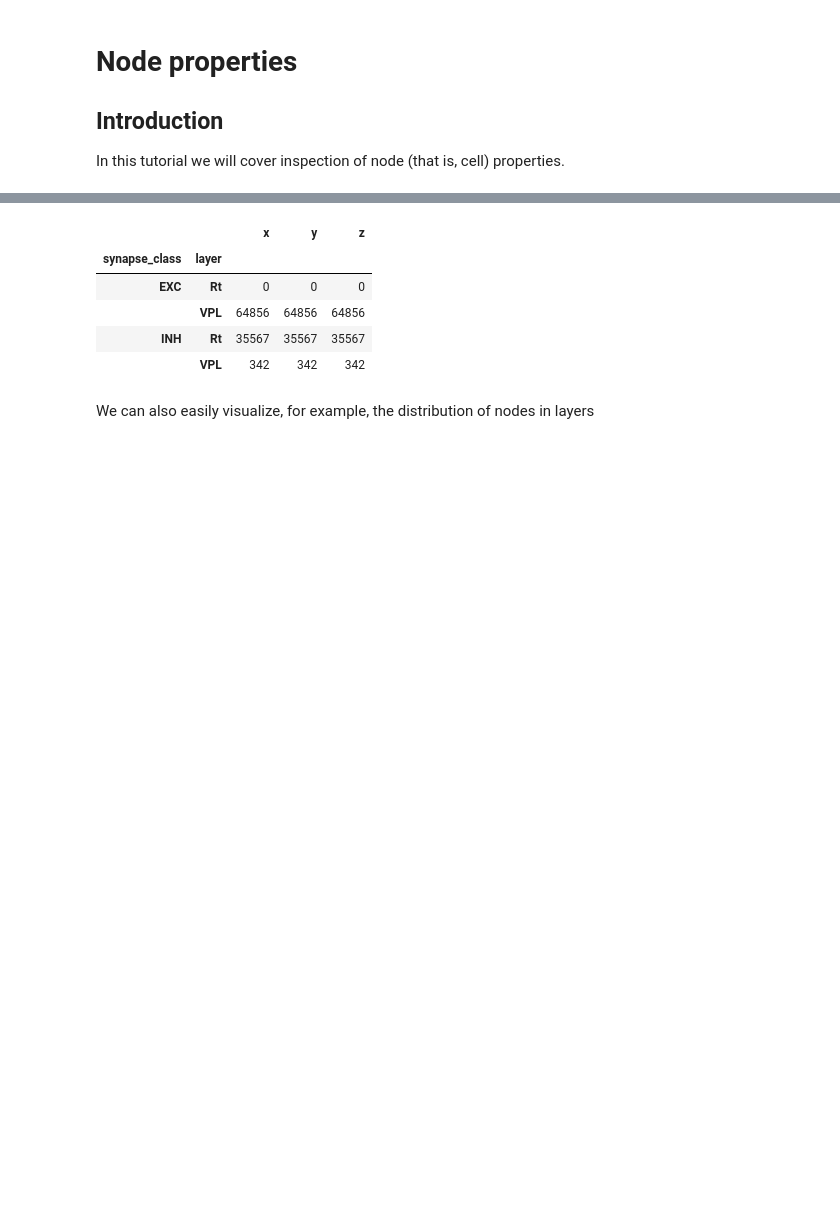
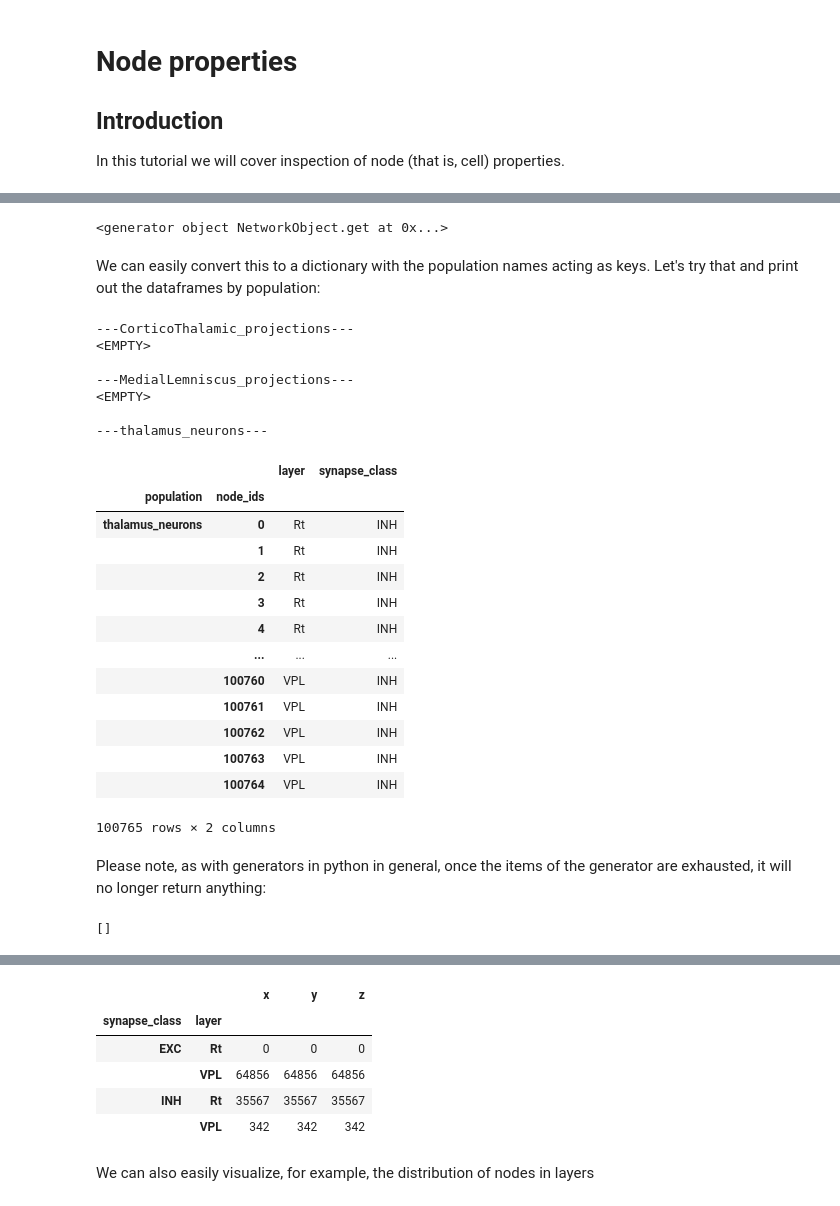
Before and after one commit to BlueBrain/snap, a Jupyter notebook: doc/source/notebooks/03_node_properties.ipynb, the cells around one changed output, grey strips where cells are left out. Drawn from its saved outputs; the diff is of its cells as text; code cells hidden in the pictures; blank space fills up the shorter version.

```diff
--- a/doc/source/notebooks/03_node_properties.ipynb
+++ b/doc/source/notebooks/03_node_properties.ipynb
@@ -47,0 +35,44 @@ Node populations provide information about the collection of nodes, and what inf
+# %%
+generator_all_nodes = circuit.nodes.get(properties=['layer', 'synapse_class'])
+generator_all_nodes
+# %% [output]
+<generator object NetworkObject.get at 0x...>
+# %% [markdown]
+We can easily convert this to a dictionary with the population names acting as keys. Let's try that and print out the dataframes by population:
+# %%
+dict_all_nodes = dict(generator_all_nodes)
+
+for population, df in dict_all_nodes.items():
+    print(f"---{population}---")
+    if df.empty:
+        print('<EMPTY>\n')
+    else:
+        display(df)
+# %% [output]
+---CorticoThalamic_projections---
+<EMPTY>
+
+---MedialLemniscus_projections---
+<EMPTY>
+
+---thalamus_neurons---
+|  |  | layer | synapse_class |
+| population | node_ids |  |  |
+| thalamus_neurons | 0 | Rt | INH |
+|  | 1 | Rt | INH |
+|  | 2 | Rt | INH |
+|  | 3 | Rt | INH |
+|  | 4 | Rt | INH |
+|  | ... | ... | ... |
+|  | 100760 | VPL | INH |
+|  | 100761 | VPL | INH |
+|  | 100762 | VPL | INH |
+|  | 100763 | VPL | INH |
+|  | 100764 | VPL | INH |
+100765 rows × 2 columns
+# %% [markdown]
+Please note, as with generators in python in general, once the items of the generator are exhausted, it will no longer return anything:
+# %%
+[*generator_all_nodes]
+# %% [output]
+[]
```
Also changed, not shown: parts of 8 cells of this notebook, 8 other files.
